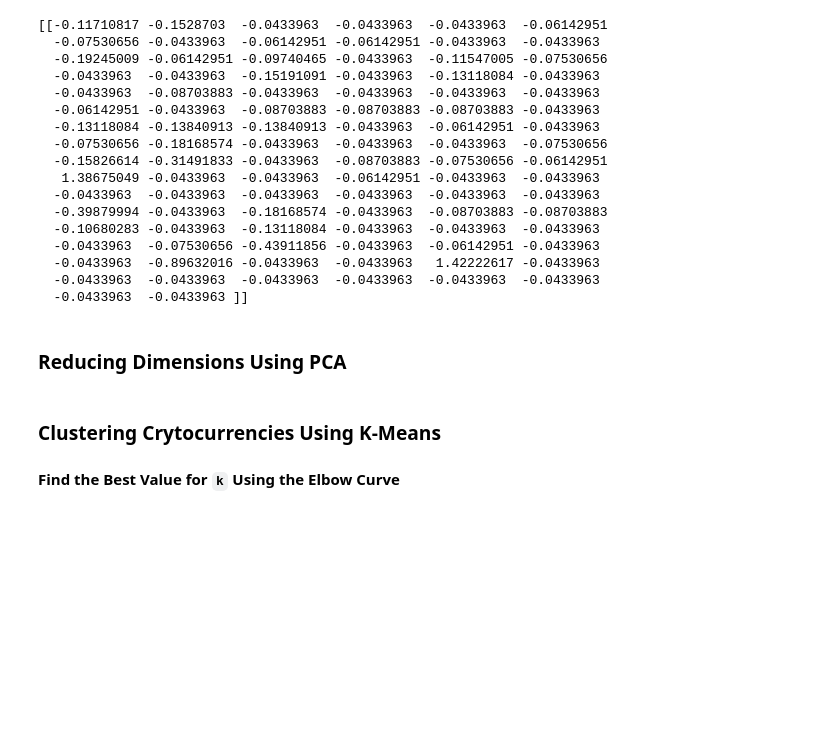
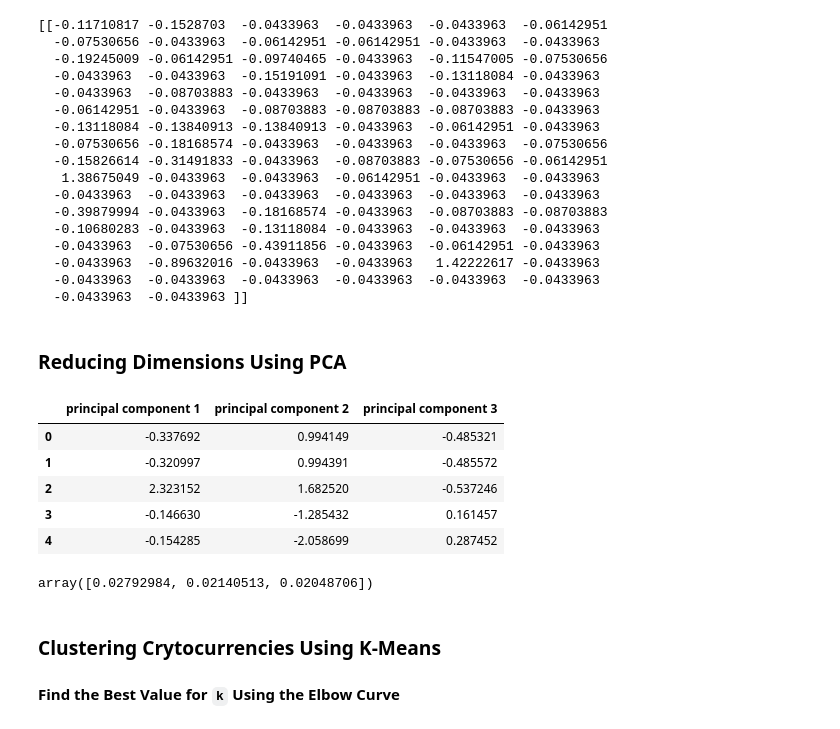
Before and after one commit to Antharithm/AWS-ClusterCrypto, a Jupyter notebook: Starter_Files/crypto_clustering.ipynb, the cells around one changed output. Saved outputs shown, nothing was run; the diff lists cells and outputs as text; code cells hidden in the pictures; blank space fills up the shorter version.

```diff
--- a/Starter_Files/crypto_clustering.ipynb
+++ b/Starter_Files/crypto_clustering.ipynb
@@ -185,3 +187,21 @@ print(df_scaled[0:1])
+# %%
+# Transform PCA data to a DataFrame
+df_iris_pca = pd.DataFrame(
+    data = iris_pca, columns=["principal component 1", "principal component 2", "principal component 3"]
+)
+df_iris_pca.head()
+# %% [output]
+|  | principal component 1 | principal component 2 | principal component 3 |
+| 0 | -0.337692 | 0.994149 | -0.485321 |
+| 1 | -0.320997 | 0.994391 | -0.485572 |
+| 2 | 2.323152 | 1.682520 | -0.537246 |
+| 3 | -0.146630 | -1.285432 | 0.161457 |
+| 4 | -0.154285 | -2.058699 | 0.287452 |
+# %%
+# Fetch the explained variance
+pca.explained_variance_ratio_
+# %% [output]
+array([0.02792984, 0.02140513, 0.02048706])
 # %% [markdown]
 ### Clustering Crytocurrencies Using K-Means
 
```
Also changed, not shown: parts of 6 cells of this notebook.
